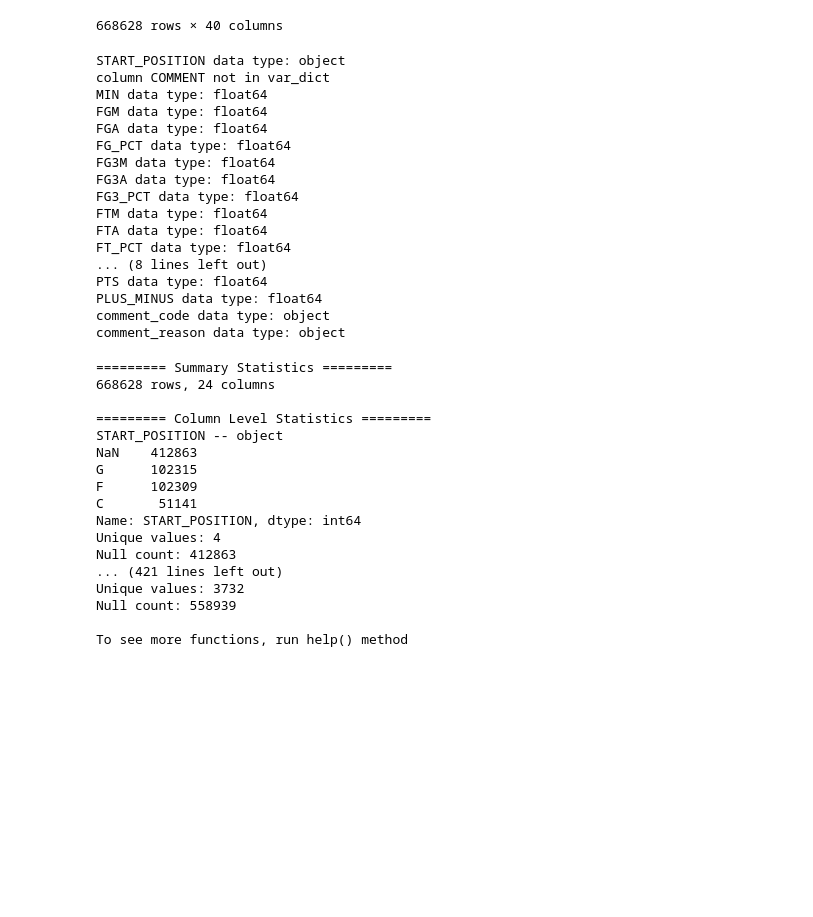
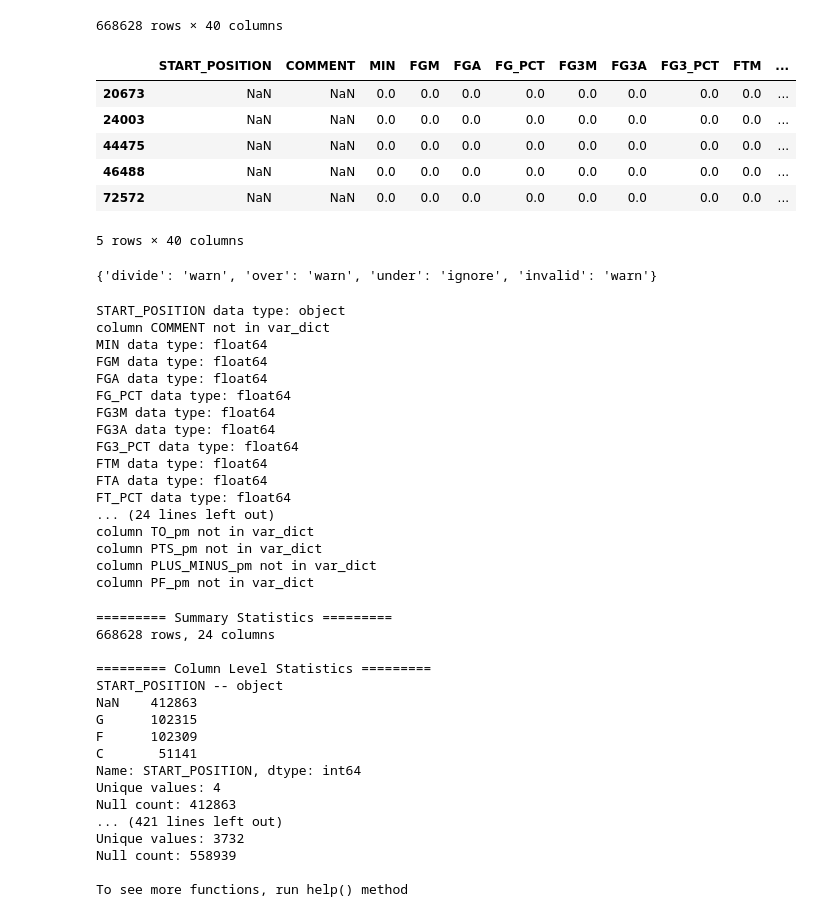
Before and after one commit to brownbrandon272/basketball, a Jupyter notebook: scripts/detail_explore.ipynb, the cells around one changed output. Cells and saved outputs as stored; diff of their text form; code cells hidden in the pictures; blank space fills up the shorter version.

```diff
--- a/scripts/detail_explore.ipynb
+++ b/scripts/detail_explore.ipynb
@@ -141,8 +141,8 @@ To see more functions, run help() method
 ## Initial Feature Engineering
 Converting minutes to numeric and quick feature engineering for the comments field
 # %%
-df2 = df_game_detail.copy()
-df2.drop(['GAME_ID', 'TEAM_ID', 'TEAM_CITY', 'TEAM_ABBREVIATION', 'PLAYER_ID', 'PLAYER_NAME', 'NICKNAME'], axis=1, inplace=True)
+df_game_detail2 = df_game_detail.copy()
+df_game_detail2.drop(['GAME_ID', 'TEAM_ID', 'TEAM_CITY', 'TEAM_ABBREVIATION', 'PLAYER_ID', 'PLAYER_NAME', 'NICKNAME'], axis=1, inplace=True)
 # %%
 def get_min(time_str):
     """Get minutes from time (MM:SS)"""
@@ -153,8 +153,8 @@ def get_min(time_str):
         mins = float(time_str)
     return mins
 
-df2['MIN'] = df2['MIN'].apply(get_min)
-print(df2['MIN'].dtype)
+df_game_detail2['MIN'] = df_game_detail2['MIN'].apply(get_min)
+print(df_game_detail2['MIN'].dtype)
 # %% [output]
 float64
 # %%
@@ -220,12 +220,12 @@ cols_to_make_per_min = \
 
 per_min_cols = [x + '_pm' for x in cols_to_make_per_min]
 # %%
-arr1 = np.array(df2[cols_to_make_per_min])
-arr2 = np.array(df2['MIN'])
+arr1 = np.array(df_game_detail2[cols_to_make_per_min])
+arr2 = np.array(df_game_detail2['MIN'])
 
 df_per_min = pd.DataFrame((arr1.T / arr2).T, columns=per_min_cols)
-df3 = pd.concat([df2, df_per_min], axis=1)
-df3
+df_game_detail3 = pd.concat([df_game_detail2, df_per_min], axis=1)
+df_game_detail3
 # %% [output]
 |  | START_POSITION | COMMENT | MIN | FGM | FGA | FG_PCT | FG3M | FG3A | FG3_PCT | FTM | ... |
 | 0 | F | NaN | 18.100000 | 1.0 | 1.0 | 1.000 | 0.0 | 0.0 | 0.000 | 0.0 | ... |
@@ -240,6 +240,20 @@ df3
 | 668626 | NaN | NaN | 19.000000 | 1.0 | 1.0 | 1.000 | 0.0 | 0.0 | 0.000 | 0.0 | ... |
 | 668627 | NaN | NaN | 27.000000 | 3.0 | 6.0 | 0.500 | 0.0 | 0.0 | 0.000 | 2.0 | ... |
 668628 rows × 40 columns
+# %%
+display(df_game_detail3[df_game_detail3['MIN']==0].head())
+
+## Looks ok, turn off numpy divide and invalid errors
+np.seterr(divide='ignore', invalid='ignore')
+# %% [output]
+|  | START_POSITION | COMMENT | MIN | FGM | FGA | FG_PCT | FG3M | FG3A | FG3_PCT | FTM | ... |
+| 20673 | NaN | NaN | 0.0 | 0.0 | 0.0 | 0.0 | 0.0 | 0.0 | 0.0 | 0.0 | ... |
+| 24003 | NaN | NaN | 0.0 | 0.0 | 0.0 | 0.0 | 0.0 | 0.0 | 0.0 | 0.0 | ... |
+| 44475 | NaN | NaN | 0.0 | 0.0 | 0.0 | 0.0 | 0.0 | 0.0 | 0.0 | 0.0 | ... |
+| 46488 | NaN | NaN | 0.0 | 0.0 | 0.0 | 0.0 | 0.0 | 0.0 | 0.0 | 0.0 | ... |
+| 72572 | NaN | NaN | 0.0 | 0.0 | 0.0 | 0.0 | 0.0 | 0.0 | 0.0 | 0.0 | ... |
+5 rows × 40 columns
+{'divide': 'warn', 'over': 'warn', 'under': 'ignore', 'invalid': 'warn'}
 # %%
 var_dict = {
     'num_vars':
@@ -250,12 +264,12 @@ var_dict = {
         ['START_POSITION', 'comment_code', 'comment_reason']
 }
 # %%
-for c in df2.columns:
+for c in df_game_detail3.columns:
     if c in var_dict['num_vars']:
-        df2[c] = pd.to_numeric(df2[c], errors='raise')
-        print(f"{c} data type: {df2[c].dtype}")
+        df_game_detail3[c] = pd.to_numeric(df_game_detail3[c], errors='raise')
+        print(f"{c} data type: {df_game_detail3[c].dtype}")
     elif c in var_dict['cat_vars']:
-        print(f"{c} data type: {df2[c].dtype}")
+        print(f"{c} data type: {df_game_detail3[c].dtype}")
     else:
         print(f'column {c} not in var_dict')
 # %% [output]
@@ -271,9 +285,9 @@ FG3_PCT data type: float64
 FTM data type: float64
 FTA data type: float64
 FT_PCT data type: float64
-... (8 lines left out)
-PTS data type: float64
-PLUS_MINUS data type: float64
-comment_code data type: object
-comment_reason data type: object
+... (24 lines left out)
+column TO_pm not in var_dict
+column PTS_pm not in var_dict
+column PLUS_MINUS_pm not in var_dict
+column PF_pm not in var_dict
 # %%
```
Also changed, not shown: parts of 9 cells of this notebook.
